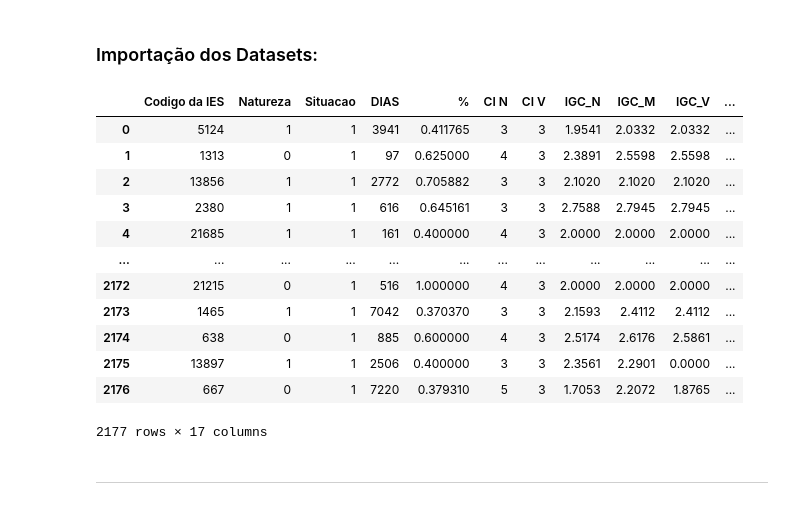
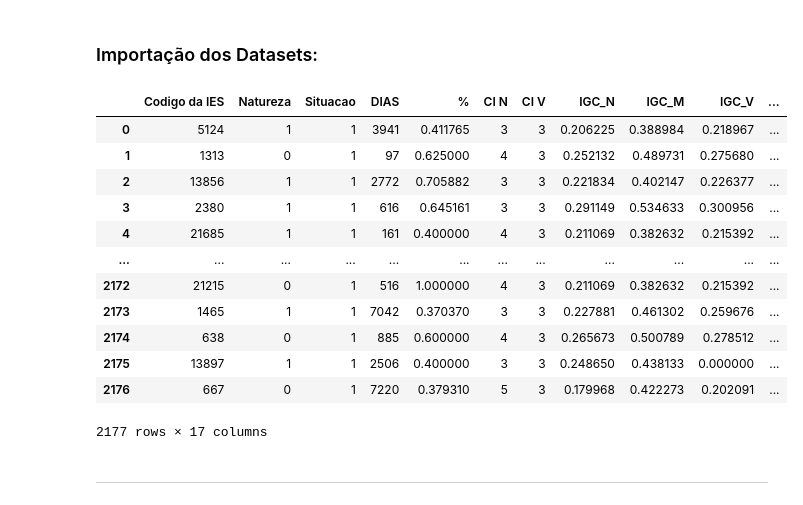
Before and after one commit to MrMilhas/Trabalho_Mineracao_Dados, a Jupyter notebook: src/trabalho_2/analysis.ipynb, the cells around one changed output. Drawn from its saved outputs; the diff is of its cells as text; code cells hidden in the pictures.

Commit message:
Finalizando trabalho 2

```diff
--- a/src/trabalho_2/analysis.ipynb
+++ b/src/trabalho_2/analysis.ipynb
@@ -14,21 +14,21 @@ import plotly.express as px
 # %% [markdown]
 ### Importação dos Datasets:
 # %%
-df = pd.read_csv('../../data/df_without_negative.csv')
+df = pd.read_csv('../../data/dataset_final.csv')
 df
 # %% [output]
 |  | Codigo da IES | Natureza | Situacao | DIAS | % | CI N | CI V | IGC_N | IGC_M | IGC_V | ... |
-| 0 | 5124 | 1 | 1 | 3941 | 0.411765 | 3 | 3 | 1.9541 | 2.0332 | 2.0332 | ... |
-| 1 | 1313 | 0 | 1 | 97 | 0.625000 | 4 | 3 | 2.3891 | 2.5598 | 2.5598 | ... |
-| 2 | 13856 | 1 | 1 | 2772 | 0.705882 | 3 | 3 | 2.1020 | 2.1020 | 2.1020 | ... |
-| 3 | 2380 | 1 | 1 | 616 | 0.645161 | 3 | 3 | 2.7588 | 2.7945 | 2.7945 | ... |
-| 4 | 21685 | 1 | 1 | 161 | 0.400000 | 4 | 3 | 2.0000 | 2.0000 | 2.0000 | ... |
+| 0 | 5124 | 1 | 1 | 3941 | 0.411765 | 3 | 3 | 0.206225 | 0.388984 | 0.218967 | ... |
+| 1 | 1313 | 0 | 1 | 97 | 0.625000 | 4 | 3 | 0.252132 | 0.489731 | 0.275680 | ... |
+| 2 | 13856 | 1 | 1 | 2772 | 0.705882 | 3 | 3 | 0.221834 | 0.402147 | 0.226377 | ... |
+| 3 | 2380 | 1 | 1 | 616 | 0.645161 | 3 | 3 | 0.291149 | 0.534633 | 0.300956 | ... |
+| 4 | 21685 | 1 | 1 | 161 | 0.400000 | 4 | 3 | 0.211069 | 0.382632 | 0.215392 | ... |
 | ... | ... | ... | ... | ... | ... | ... | ... | ... | ... | ... | ... |
-| 2172 | 21215 | 0 | 1 | 516 | 1.000000 | 4 | 3 | 2.0000 | 2.0000 | 2.0000 | ... |
-| 2173 | 1465 | 1 | 1 | 7042 | 0.370370 | 3 | 3 | 2.1593 | 2.4112 | 2.4112 | ... |
-| 2174 | 638 | 0 | 1 | 885 | 0.600000 | 4 | 3 | 2.5174 | 2.6176 | 2.5861 | ... |
-| 2175 | 13897 | 1 | 1 | 2506 | 0.400000 | 3 | 3 | 2.3561 | 2.2901 | 0.0000 | ... |
-| 2176 | 667 | 0 | 1 | 7220 | 0.379310 | 5 | 3 | 1.7053 | 2.2072 | 1.8765 | ... |
+| 2172 | 21215 | 0 | 1 | 516 | 1.000000 | 4 | 3 | 0.211069 | 0.382632 | 0.215392 | ... |
+| 2173 | 1465 | 1 | 1 | 7042 | 0.370370 | 3 | 3 | 0.227881 | 0.461302 | 0.259676 | ... |
+| 2174 | 638 | 0 | 1 | 885 | 0.600000 | 4 | 3 | 0.265673 | 0.500789 | 0.278512 | ... |
+| 2175 | 13897 | 1 | 1 | 2506 | 0.400000 | 3 | 3 | 0.248650 | 0.438133 | 0.000000 | ... |
+| 2176 | 667 | 0 | 1 | 7220 | 0.379310 | 5 | 3 | 0.179968 | 0.422273 | 0.202091 | ... |
 2177 rows × 17 columns
 # %% [markdown]
 ----------------------------
```
Also changed, not shown: parts of 5 cells of this notebook, 2 other files.
